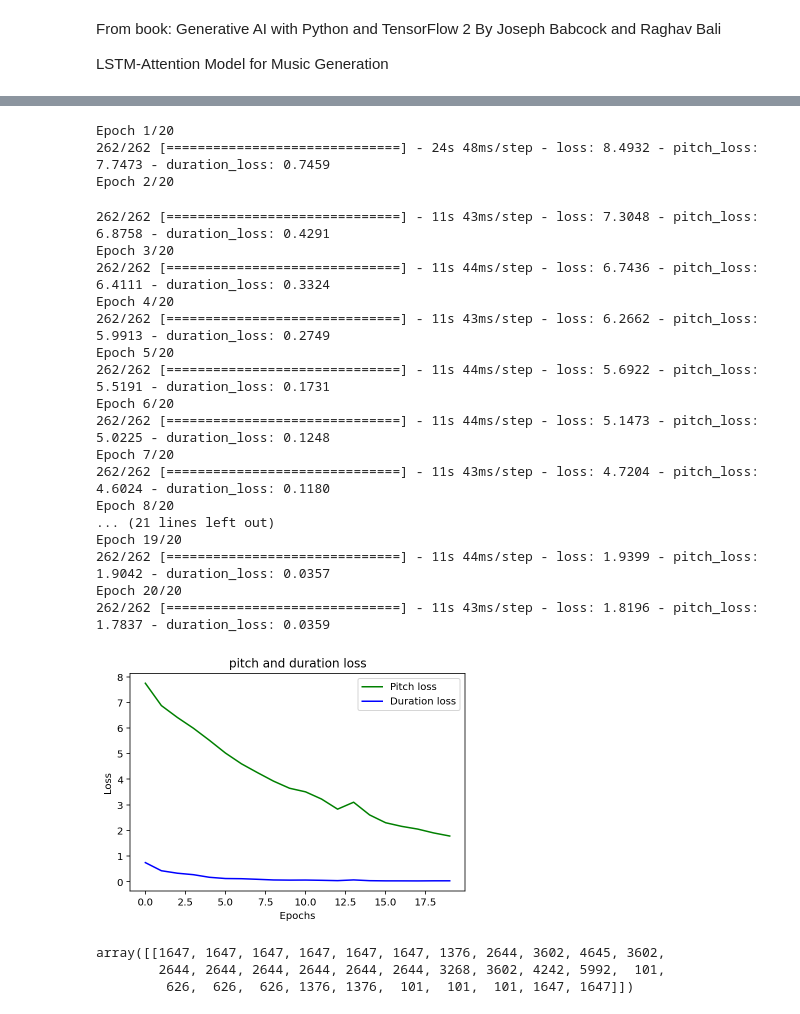
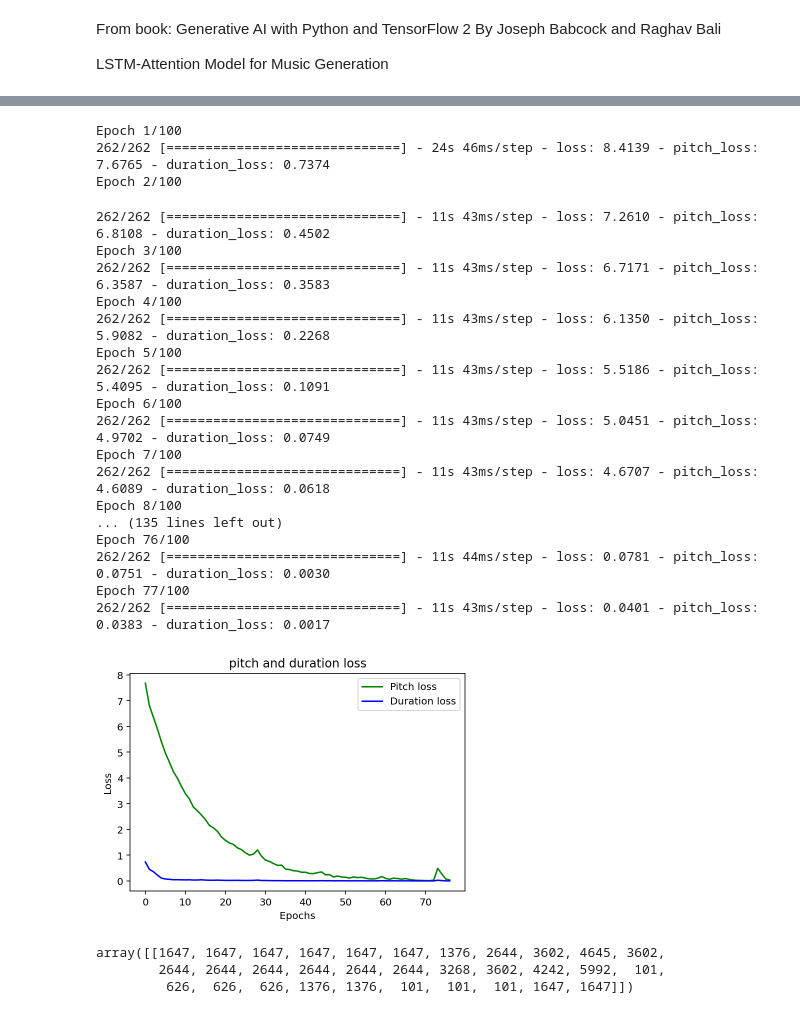
Before and after one commit to felipeserna/disco, a Jupyter notebook: models/lstm_attention.ipynb, the cells around one changed output, grey strips where cells are left out. Drawn from its saved outputs; the diff is of its cells as text; code cells hidden in the pictures.

Commit message:
Cleaning code and 100 epochs

```diff
--- a/models/lstm_attention.ipynb
+++ b/models/lstm_attention.ipynb
@@ -325,48 +271,48 @@ model.save_weights(os.path.join(weights_folder, "weights.h5"))
 # %%
 history = model.fit([train_chords, train_durations],
                     [target_chords, target_durations],
-                    epochs=20, batch_size=128,
+                    epochs=100, batch_size=128,
                     callbacks=callbacks_list,
                     shuffle=True
                   )
 # %% [output]
-Epoch 1/20
-262/262 [==============================] - 24s 48ms/step - loss: 8.4932 - pitch_loss: 7.7473 - duration_loss: 0.7459
-Epoch 2/20
+Epoch 1/100
+262/262 [==============================] - 24s 46ms/step - loss: 8.4139 - pitch_loss: 7.6765 - duration_loss: 0.7374
+Epoch 2/100
-262/262 [==============================] - 11s 43ms/step - loss: 7.3048 - pitch_loss: 6.8758 - duration_loss: 0.4291
-Epoch 3/20
-262/262 [==============================] - 11s 44ms/step - loss: 6.7436 - pitch_loss: 6.4111 - duration_loss: 0.3324
-Epoch 4/20
-262/262 [==============================] - 11s 43ms/step - loss: 6.2662 - pitch_loss: 5.9913 - duration_loss: 0.2749
-Epoch 5/20
-262/262 [==============================] - 11s 44ms/step - loss: 5.6922 - pitch_loss: 5.5191 - duration_loss: 0.1731
-Epoch 6/20
-262/262 [==============================] - 11s 44ms/step - loss: 5.1473 - pitch_loss: 5.0225 - duration_loss: 0.1248
-Epoch 7/20
-262/262 [==============================] - 11s 43ms/step - loss: 4.7204 - pitch_loss: 4.6024 - duration_loss: 0.1180
-Epoch 8/20
-... (21 lines left out)
-Epoch 19/20
-262/262 [==============================] - 11s 44ms/step - loss: 1.9399 - pitch_loss: 1.9042 - duration_loss: 0.0357
-Epoch 20/20
-262/262 [==============================] - 11s 43ms/step - loss: 1.8196 - pitch_loss: 1.7837 - duration_loss: 0.0359
+262/262 [==============================] - 11s 43ms/step - loss: 7.2610 - pitch_loss: 6.8108 - duration_loss: 0.4502
+Epoch 3/100
+262/262 [==============================] - 11s 43ms/step - loss: 6.7171 - pitch_loss: 6.3587 - duration_loss: 0.3583
+Epoch 4/100
+262/262 [==============================] - 11s 43ms/step - loss: 6.1350 - pitch_loss: 5.9082 - duration_loss: 0.2268
+Epoch 5/100
+262/262 [==============================] - 11s 43ms/step - loss: 5.5186 - pitch_loss: 5.4095 - duration_loss: 0.1091
+Epoch 6/100
+262/262 [==============================] - 11s 43ms/step - loss: 5.0451 - pitch_loss: 4.9702 - duration_loss: 0.0749
+Epoch 7/100
+262/262 [==============================] - 11s 43ms/step - loss: 4.6707 - pitch_loss: 4.6089 - duration_loss: 0.0618
+Epoch 8/100
+... (135 lines left out)
+Epoch 76/100
+262/262 [==============================] - 11s 44ms/step - loss: 0.0781 - pitch_loss: 0.0751 - duration_loss: 0.0030
+Epoch 77/100
+262/262 [==============================] - 11s 43ms/step - loss: 0.0401 - pitch_loss: 0.0383 - duration_loss: 0.0017
 # %%
 # https://www.pluralsight.com/guides/data-visualization-deep-learning-model-using-matplotlib
 pitch_loss = history.history['pitch_loss']
 duration_loss = history.history['duration_loss']
 
 # set 'epochs' according to the above result
-epochs = 20
+epochs = 77
 epochs = range(epochs)
 plt.plot(epochs, pitch_loss, 'g', label='Pitch loss')
 plt.plot(epochs, duration_loss, 'b', label='Duration loss')
 plt.title('pitch and duration loss')
 plt.xlabel('Epochs')
 plt.ylabel('Loss')
 plt.legend()
 plt.show()
 # %% [output]
-[figure, old version]
+[figure, new version]
 # %%
 """
 Too much randomness in the output is not good, as it can lead to incoherent
```
Also changed, not shown: parts of 18 cells of this notebook.
